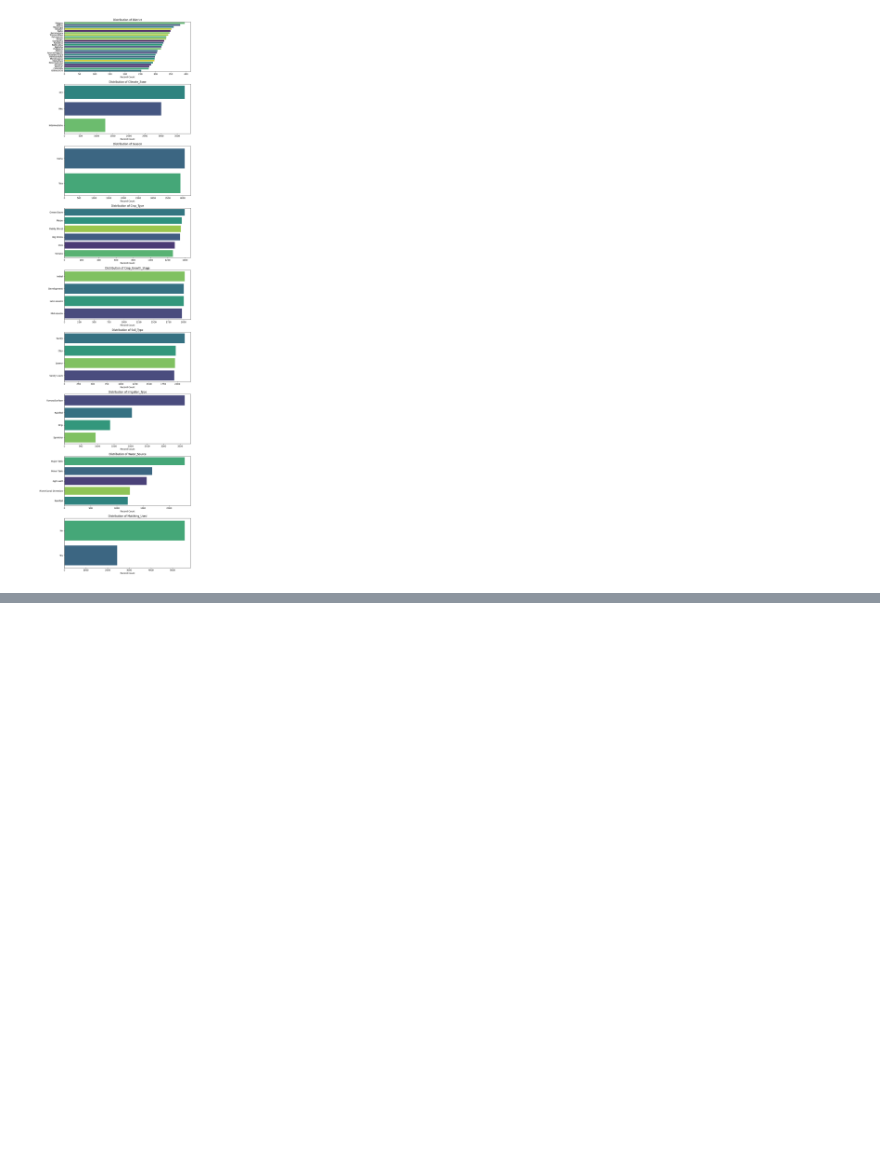
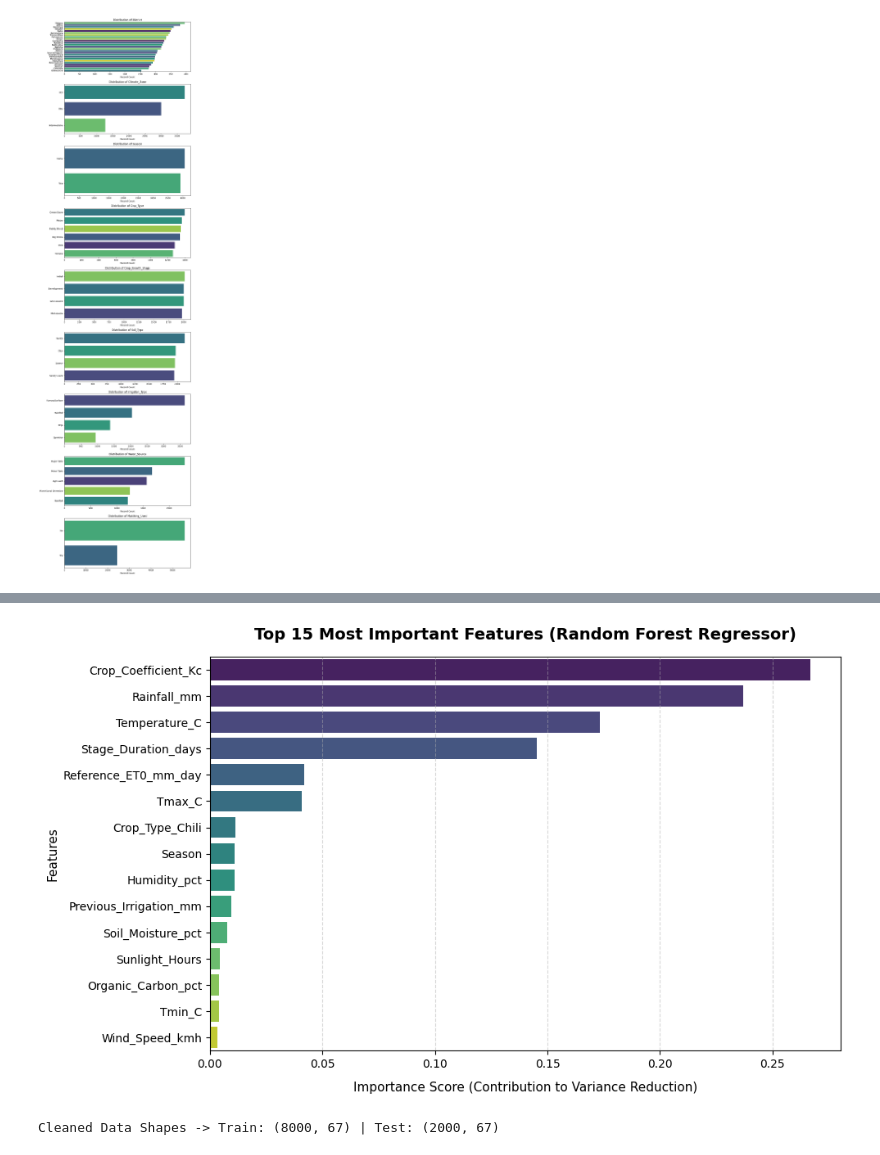
Before and after one commit to ShabeebMhd/Irrigation-water-requirement-prediction, a Jupyter notebook: Preprocessing/Irrigation water requirement prediction.ipynb, the cells around one changed output, grey strips where cells are left out. Drawn from its saved outputs; the diff is of its cells as text; code cells hidden in the pictures; blank space fills up the shorter version.

```diff
--- a/Preprocessing/Irrigation water requirement prediction.ipynb
+++ b/Preprocessing/Irrigation water requirement prediction.ipynb
@@ -421,3 +421,6 @@ plt.tight_layout()
 plt.show()
 # %% [output]
 [figure]
+# %%
+X_train_clean=X_train.copy()
+X_test_clean=X_test.copy()
@@ -423,0 +528,16 @@ plt.show()
+# %%
+from sklearn.dummy import DummyRegressor
+from sklearn.metrics import mean_absolute_error, r2_score
+
+# 1. Initialize the baseline regressor (always predicts the mean target value)
+dummy_reg = DummyRegressor(strategy='mean')
+dummy_reg.fit(X_train, y_train)
+
+# 2. Predict on the test set
+y_dummy_pred = dummy_reg.predict(X_test)
+
+# 3. Evaluate the benchmark
+print("=== Baseline (DummyRegressor — Mean Target Value) ===")
+print(f"MAE      : {mean_absolute_error(y_test, y_dummy_pred):.2f} mm")
+print(f"R² Score : {r2_score(y_test, y_dummy_pred):.4f}")
+print("\nAny real model MUST achieve a LOWER MAE and a HIGHER R² score than this baseline.")
@@ -423,0 +613,47 @@ plt.show()
+# %%
+import pandas as pd
+import matplotlib.pyplot as plt
+import seaborn as sns
+from sklearn.ensemble import RandomForestRegressor
+
+# 1. INITIALIZE AND TRAIN THE MODEL
+rf_model = RandomForestRegressor(n_estimators=100, random_state=42)
+rf_model.fit(X_train_scaled, y_train)
+
+# 2. EXTRACT SCORES AND PAIR THEM WITH COLUMN NAMES
+importance_df = pd.DataFrame({
+    'Feature': X_train_scaled.columns,
+    'Importance': rf_model.feature_importances_
+}).sort_values(by='Importance', ascending=False).reset_index(drop=True)
+
+print("--- Top 10 Most Important Features ---")
+print(importance_df.head(12))
+
+# =====================================================================
+# 3. PLOT THE TOP 10 FEATURE IMPORTANCE (Optimized for a Clean Output)
+# =====================================================================
+# Select only the top 10 rows to prevent the chart from becoming overcrowded
+top_10_importance = importance_df.head(15)
+
+# Set a wider, cleaner figure size optimized for 10 bars
+plt.figure(figsize=(10, 6))
+
+# Generate the barplot using only the top 10 features
+sns.barplot(
+    x='Importance',
+    y='Feature',
+    data=top_10_importance,
+    palette='viridis',
+    hue='Feature',
+    legend=False
+)
+
+# Add clean labels, a larger title, and clear gridlines for readability
+plt.title('Top 15 Most Important Features (Random Forest Regressor)', fontsize=14, fontweight='bold', pad=15)
+plt.xlabel('Importance Score (Contribution to Variance Reduction)', fontsize=11, labelpad=10)
+plt.ylabel('Features', fontsize=11)
+plt.grid(axis='x', linestyle='--', alpha=0.5) # Adds a soft background grid for easier tracking
+
+plt.tight_layout()
+plt.show()
+# %% [output]
@@ -423,0 +674,11 @@ plt.show()
+[figure, added]
+# %%
+X_train_final = X_train_scaled.drop(columns=['Temperature_C', 'Tmax_C'])
+
+# 2. Mirror the exact same step on the testing data
+X_test_final = X_test_scaled.drop(columns=['Temperature_C', 'Tmax_C'])
+
+# --- Quick verification check ---
+print(f"Cleaned Data Shapes -> Train: {X_train_final.shape} | Test: {X_test_final.shape}")
+# %% [output]
+Cleaned Data Shapes -> Train: (8000, 67) | Test: (2000, 67)
```
Also changed, not shown: parts of 10 cells of this notebook.
